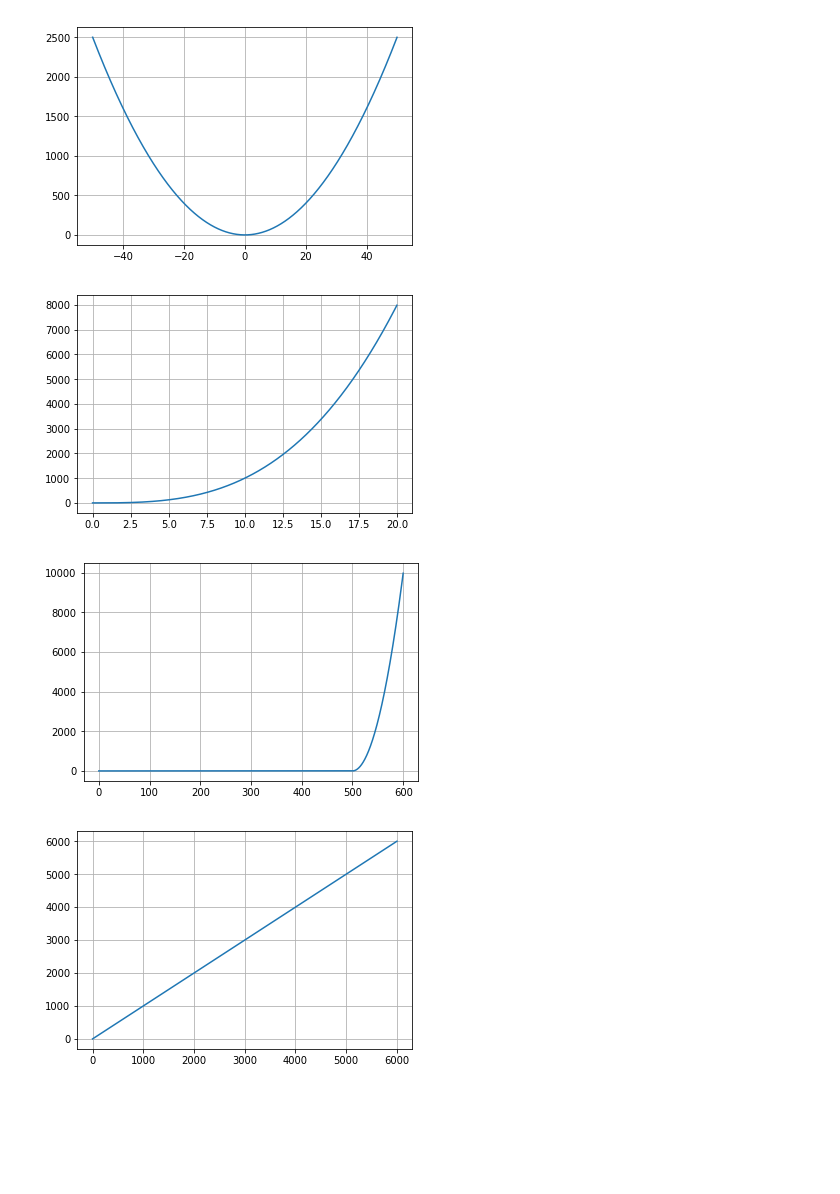
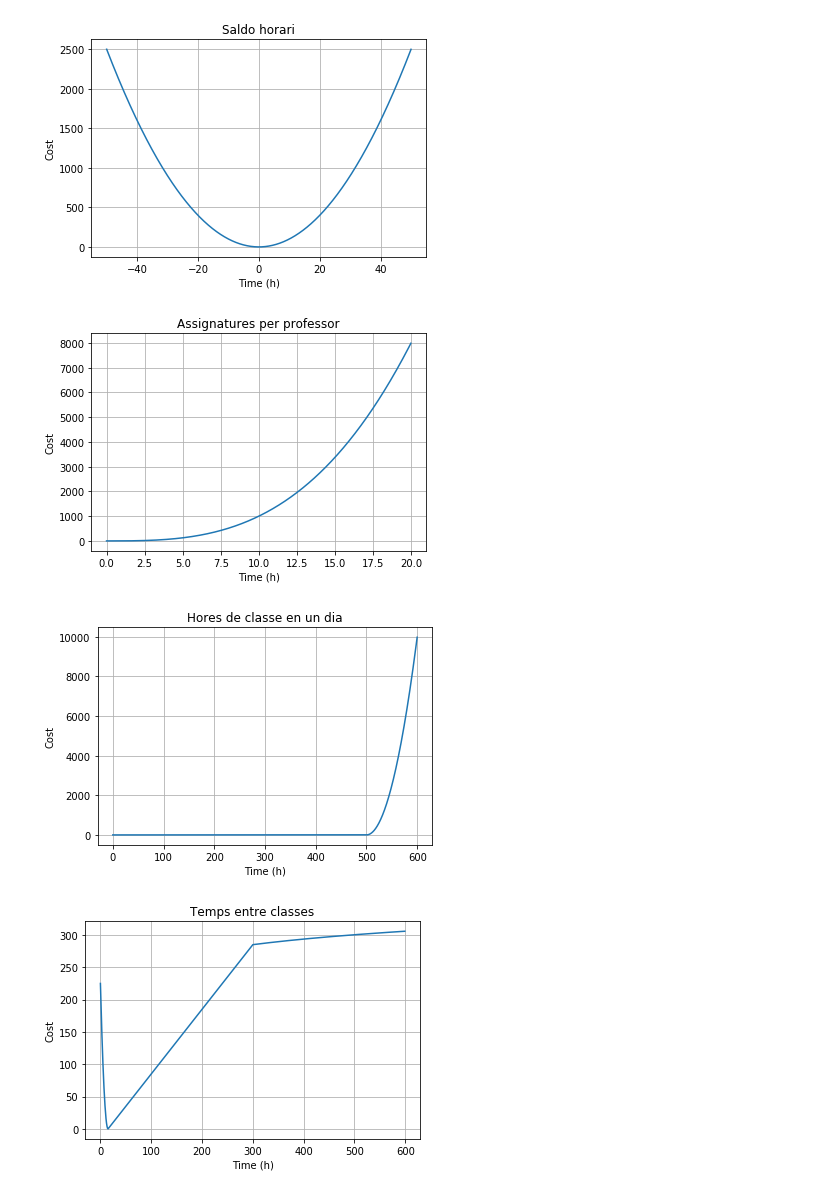
Before and after one commit to auctionize/asset-distribution-systems, a Jupyter notebook: plots/plots.ipynb, the cells around one changed output. Drawn from its saved outputs; the diff is of its cells as text; code cells hidden in the pictures; blank space fills up the shorter version.

Commit message:
Add more plots

```diff
--- a/plots/plots.ipynb
+++ b/plots/plots.ipynb
@@ -4,41 +4,42 @@ import matplotlib
 import matplotlib.pyplot as plt
 import numpy as np
 # %%
-def plot(t, s):
+def plot(t, s, title):
     fig, ax = plt.subplots()
     ax.plot(t, s)
 
-    #ax.set(xlabel='time (s)', ylabel='voltage (mV)',
-    #       title='About as simple as it gets, folks')
+    ax.set(xlabel='Time (h)', ylabel='Cost',
+           title=title)
     ax.grid()
 
     #fig.savefig("test.png")
-    plt.show()
+    plt.savefig(title+".eps")
 # %%
 # Hores que hauria de fer - Hores que fa
 t = np.arange(-50.0, 50.0, 0.01)
 s = np.power(t, 2)
-plot(t,s)
+plot(t,s, "Saldo horari")
 # %% [output]
-[figure, old version]
+[figure, new version]
 # %%
 # Assignatures per professor
 t = np.arange(0.0, 20.0, 0.01)
 s = np.power(t, 3)
-plot(t,s)
+plot(t,s, "Assignatures per professor")
 # %% [output]
-[figure, old version]
+[figure, new version]
 # %%
 # Hores per dia
 t = np.arange(0, 10*60, 0.1)
 s = np.concatenate([np.zeros(5000), np.power(t[:1000], 2)])
-plot(t, s)
+plot(t, s, "Hores de classe en un dia")
 # %% [output]
-[figure, old version]
+[figure, new version]
 # %%
 # Difèrencia temporal entre final i començament de classes en un mateix dia
-t = np.arange(0, 100*60, 0.1)
-plot(t, t)
+t = np.arange(0, 10*60, 1)
+s = np.concatenate([np.power(15-t[:15], 2), t[15:5*60]-t[15] , 30*np.log(t[5*60:])+t[5*60]-t[15]-30*np.log(t[5*60])])
+plot(t, s, "Temps entre classes")
 # %% [output]
-[figure, old version]
+[figure, new version]
 # %%
```
Also changed, not shown: parts of 2 cells of this notebook, 8 other files.
